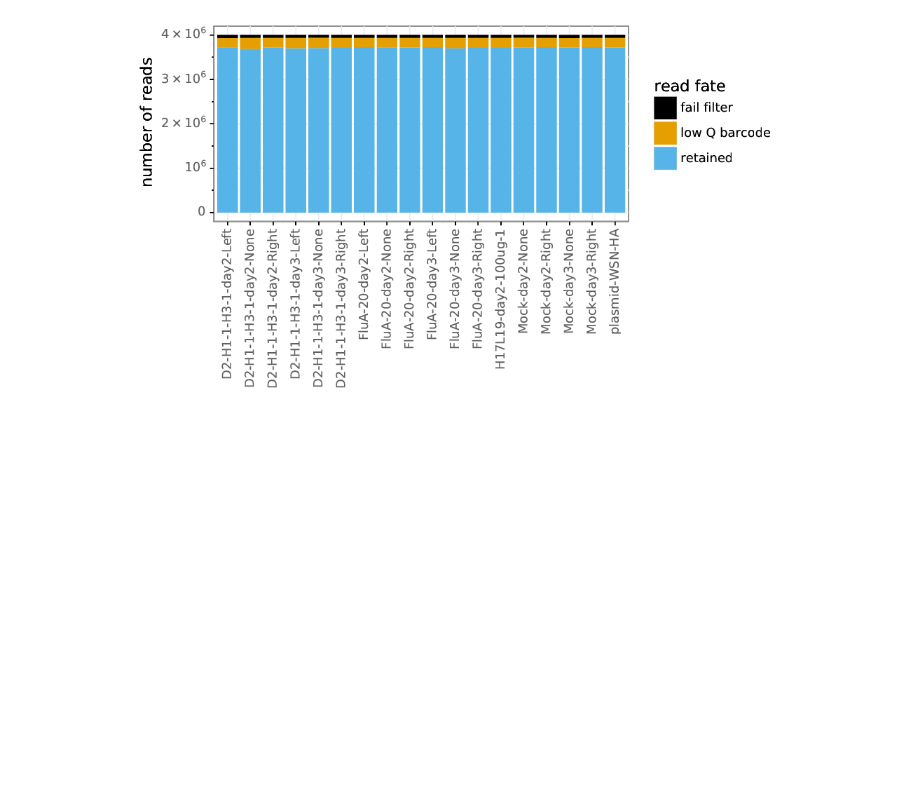
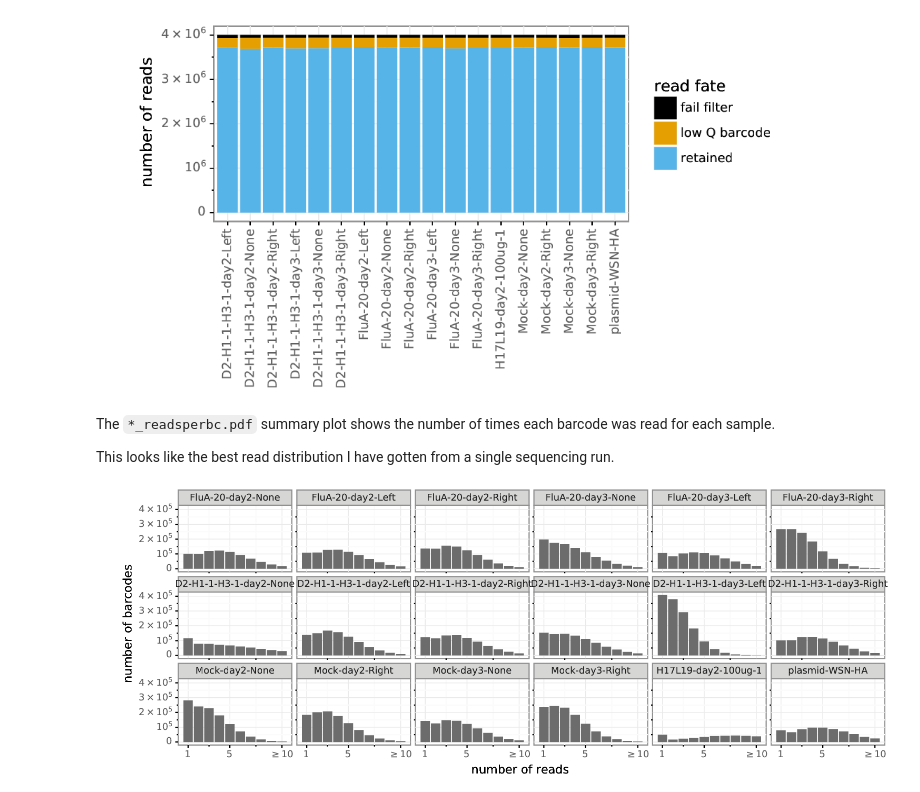
Before and after one commit to jbloomlab/FluA-20_D2_MAP_in_vivo, a Jupyter notebook: FluA-20_D2_MAP_in_vivo/analysis_notebook.ipynb, the cells around one changed output. Cells and saved outputs as stored; diff of their text form; code cells hidden in the pictures; blank space fills up the shorter version.

```diff
--- a/FluA-20_D2_MAP_in_vivo/analysis_notebook.ipynb
+++ b/FluA-20_D2_MAP_in_vivo/analysis_notebook.ipynb
@@ -139,3 +141,11 @@ countsplotprefix = os.path.join(countsdir, 'summary')
 showPDF(countsplotprefix + '_readstats.pdf', width=700)
 # %% [output]
 [figure]
+# %% [markdown]
+The `*_readsperbc.pdf` summary plot shows the number of times each barcode was read for each sample.
+
+This looks like the best read distribution I have gotten from a single sequencing run.
+# %%
+showPDF(countsplotprefix + '_readsperbc.pdf')
+# %% [output]
+[figure, added]
```
Also changed, not shown: parts of 29 cells of this notebook.
